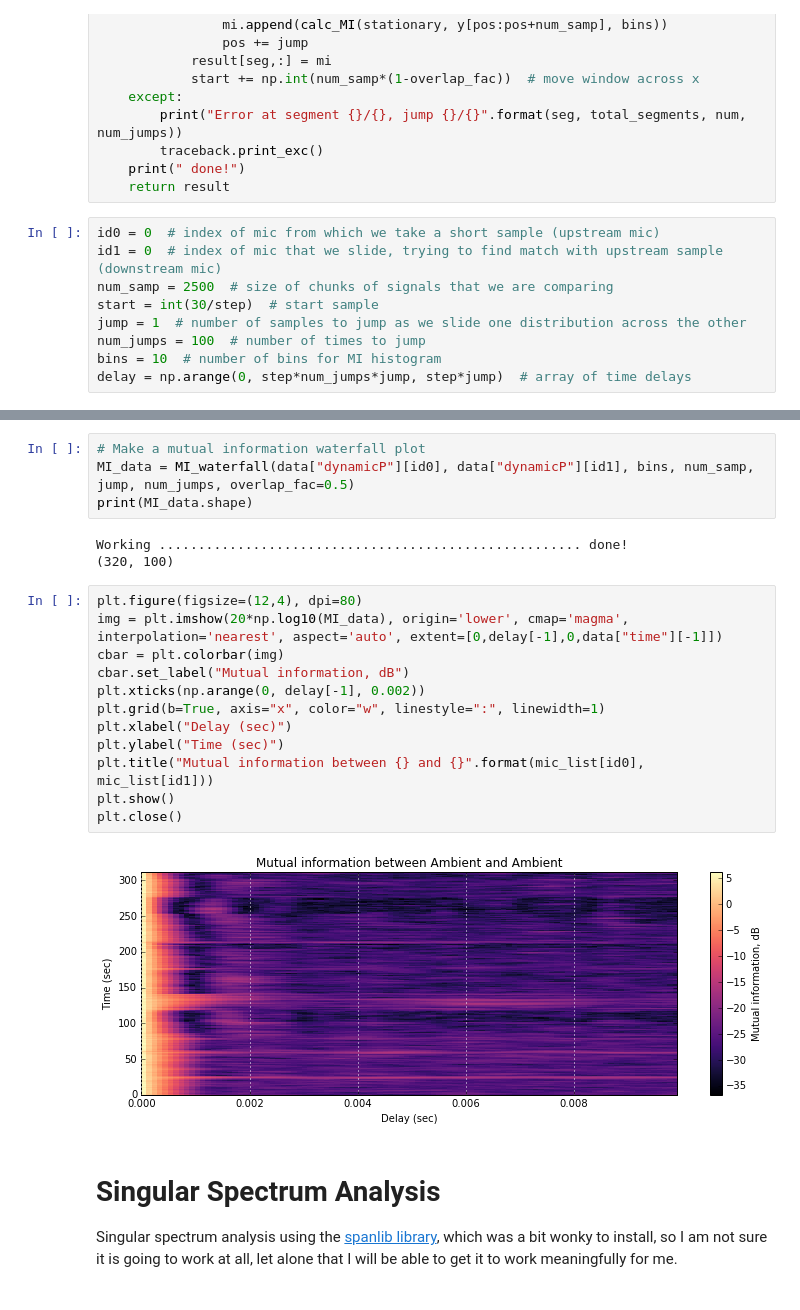
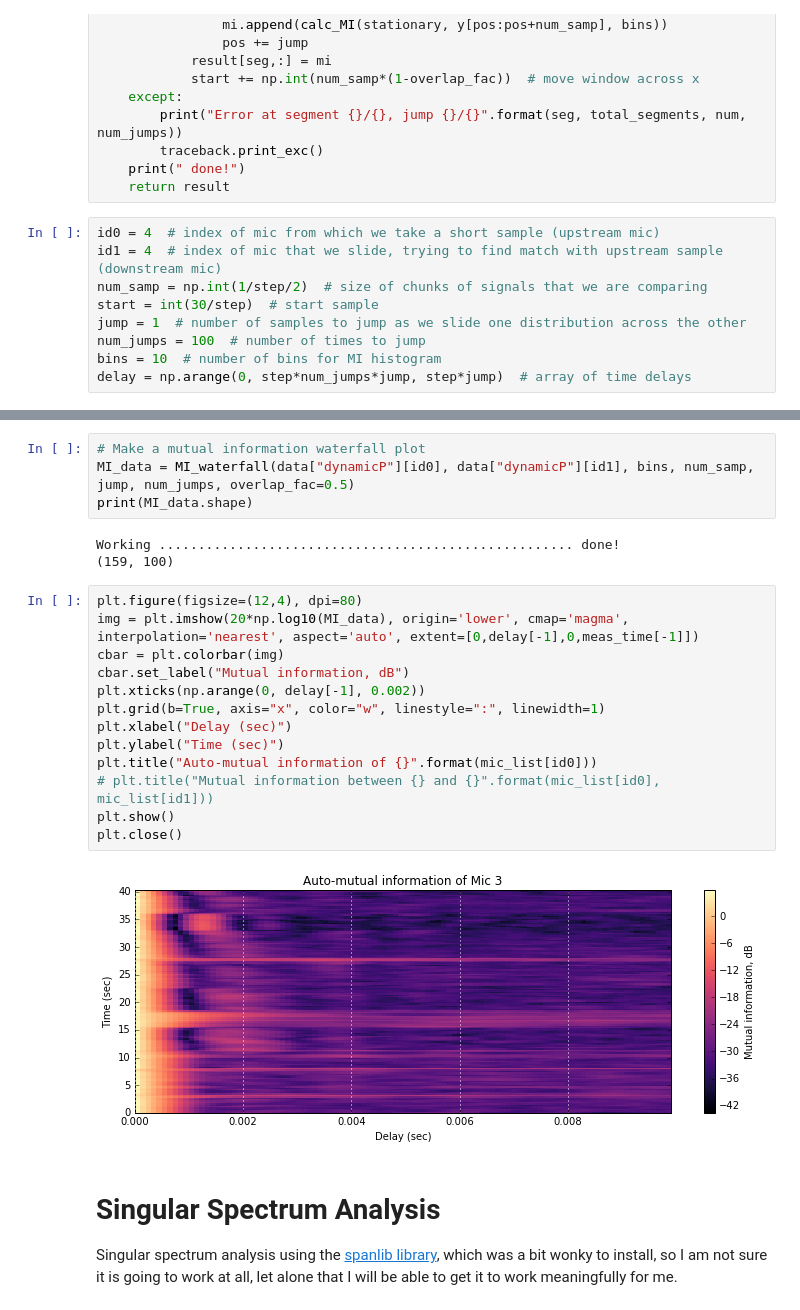
Before and after one commit to Engineero/burner_analysis, a Jupyter notebook: data_analysis_notebook.ipynb, the cells around one changed output, grey strips where cells are left out. Saved outputs shown, nothing was run; the diff lists cells and outputs as text.

Commit message:
Updated the mutual information plot parameters and generated new plots.

```diff
--- a/data_analysis_notebook.ipynb
+++ b/data_analysis_notebook.ipynb
@@ -426,9 +426,9 @@ def MI_waterfall(x, y, bins, num_samp=1000, jump=1, num_jumps=1000, overlap_fac=
     print(" done!")
     return result
 # %%
-id0 = 0  # index of mic from which we take a short sample (upstream mic)
-id1 = 0  # index of mic that we slide, trying to find match with upstream sample (downstream mic)
-num_samp = 2500  # size of chunks of signals that we are comparing
+id0 = 4  # index of mic from which we take a short sample (upstream mic)
+id1 = 4  # index of mic that we slide, trying to find match with upstream sample (downstream mic)
+num_samp = np.int(1/step/2)  # size of chunks of signals that we are comparing
 start = int(30/step)  # start sample
 jump = 1  # number of samples to jump as we slide one distribution across the other
 num_jumps = 100  # number of times to jump
@@ -457,22 +457,23 @@ plt.close()
 MI_data = MI_waterfall(data["dynamicP"][id0], data["dynamicP"][id1], bins, num_samp, jump, num_jumps, overlap_fac=0.5)
 print(MI_data.shape)
 # %% [output]
-Working ...................................................... done!
-(320, 100)
+Working ..................................................... done!
+(159, 100)
 # %%
 plt.figure(figsize=(12,4), dpi=80)
-img = plt.imshow(20*np.log10(MI_data), origin='lower', cmap='magma', interpolation='nearest', aspect='auto', extent=[0,delay[-1],0,data["time"][-1]])
+img = plt.imshow(20*np.log10(MI_data), origin='lower', cmap='magma', interpolation='nearest', aspect='auto', extent=[0,delay[-1],0,meas_time[-1]])
 cbar = plt.colorbar(img)
 cbar.set_label("Mutual information, dB")
 plt.xticks(np.arange(0, delay[-1], 0.002))
 plt.grid(b=True, axis="x", color="w", linestyle=":", linewidth=1)
 plt.xlabel("Delay (sec)")
 plt.ylabel("Time (sec)")
-plt.title("Mutual information between {} and {}".format(mic_list[id0], mic_list[id1]))
+plt.title("Auto-mutual information of {}".format(mic_list[id0]))
+# plt.title("Mutual information between {} and {}".format(mic_list[id0], mic_list[id1]))
 plt.show()
 plt.close()
 # %% [output]
-[figure, old version]
+[figure, new version]
 # %% [markdown]
 # Singular Spectrum Analysis
 Singular spectrum analysis using the [spanlib library][1], which was a bit wonky to install, so I am not sure it is going to work at all, let alone that I will be able to get it to work meaningfully for me.
```
Also changed, not shown: parts of 1 cell of this notebook.
